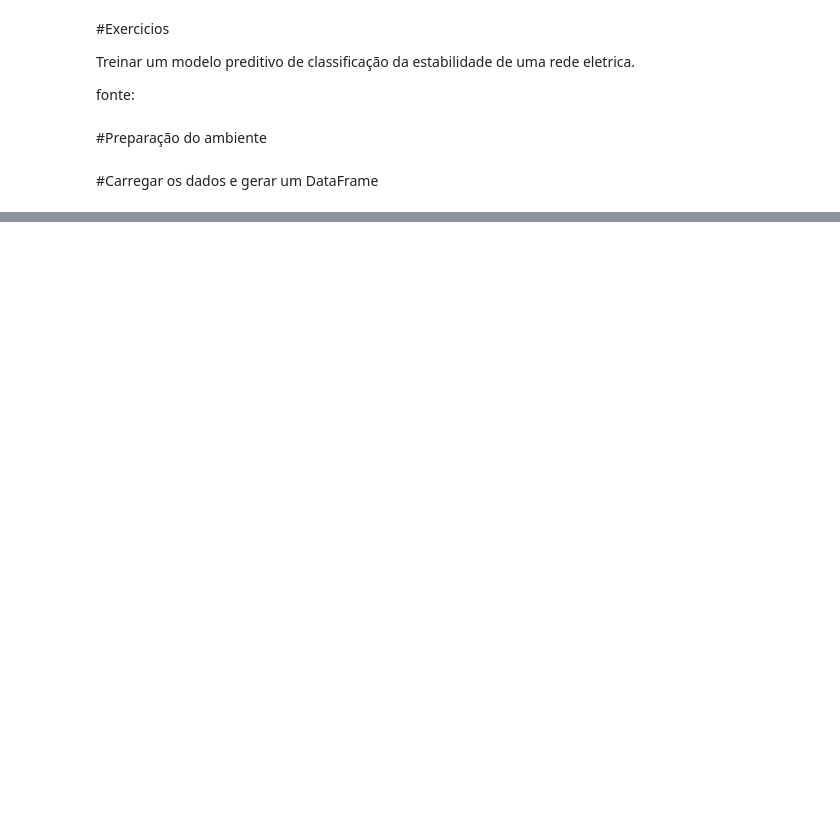
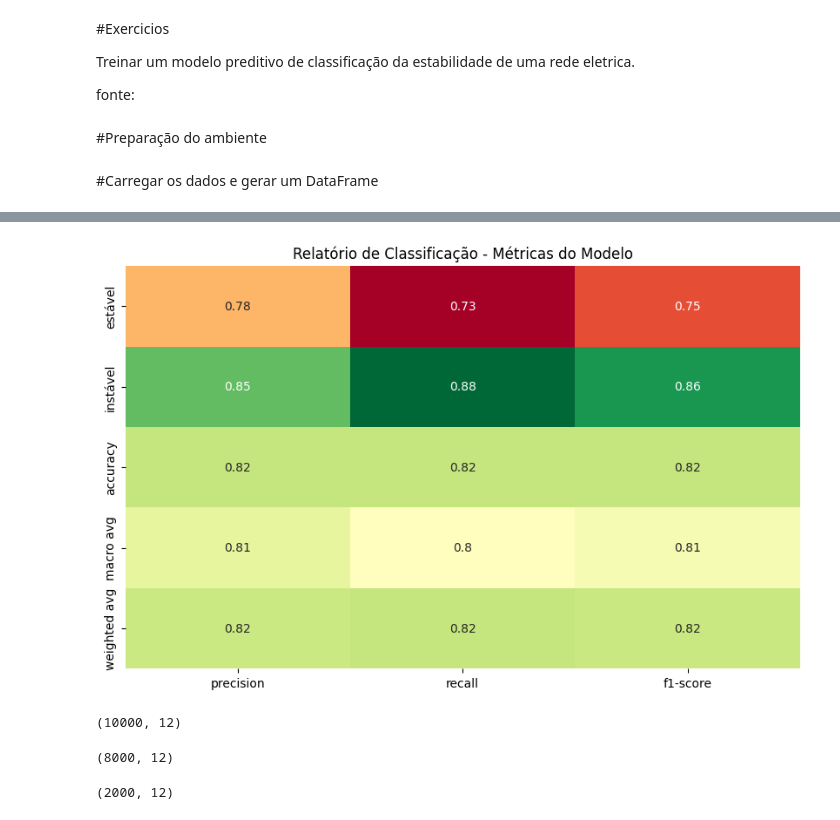
Before and after one commit to MatheusPimentaMartini/SERS-FIAP-2026-1CCPG, a Jupyter notebook: Aula_6_ML_ENERGIA.ipynb, the cells around one changed output, grey strips where cells are left out. Drawn from its saved outputs; the diff is of its cells as text; code cells hidden in the pictures; blank space fills up the shorter version.

```diff
--- a/Aula_6_ML_ENERGIA.ipynb
+++ b/Aula_6_ML_ENERGIA.ipynb
@@ -33,0 +130,4 @@ dados =
+# %%
+# Renomeando as classes da coluna alvo stabf
+y = y.map({'stable': 'estável', 'unstable': 'instável'})
+y.head()
@@ -33,0 +195,28 @@ dados =
+# %%
+from sklearn.metrics import classification_report
+import pandas as pd
+
+# Gerando o relatório como um dicionário para facilitar a plotagem
+report = classification_report(y_test, y_pred, output_dict=True)
+
+# Convertendo para DataFrame e removendo métricas de suporte para o gráfico
+df_report = pd.DataFrame(report).iloc[:-1, :].T
+
+plt.figure(figsize=(10, 6))
+sns.heatmap(df_report, annot=True, cmap='RdYlGn', cbar=False)
+plt.title('Relatório de Classificação - Métricas do Modelo')
+plt.show()
+# %% [output]
+[figure, added]
+# %%
+X.shape
+# %% [output]
+(10000, 12)
+# %%
+X_train.shape
+# %% [output]
+(8000, 12)
+# %%
+X_test.shape
+# %% [output]
+(2000, 12)
```
Also changed, not shown: parts of 22 cells of this notebook.
